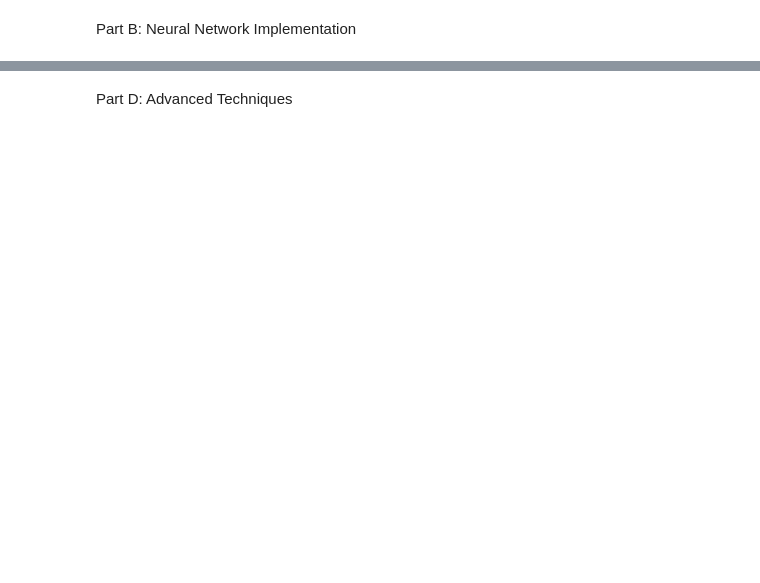
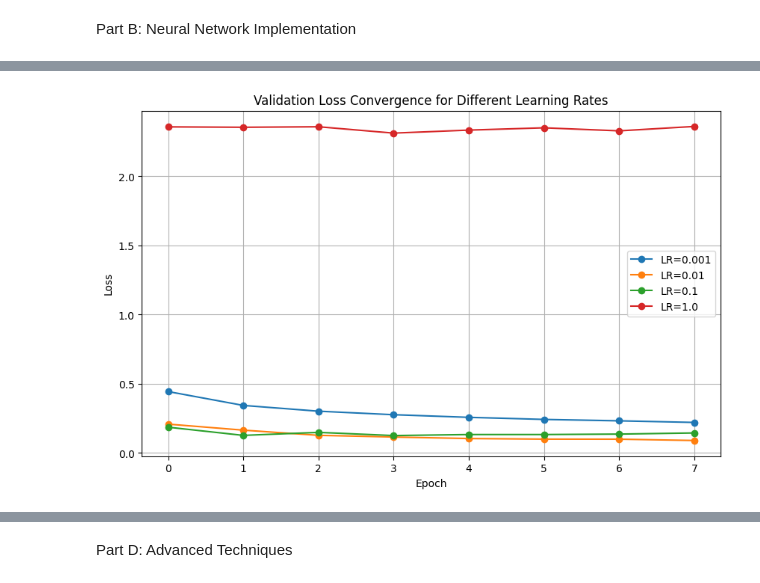
Before and after one commit to RoberRamzy/Linear-Models-Deep-Networks, a Jupyter notebook: classifier.ipynb, the cells around one changed output, grey strips where cells are left out. Saved outputs shown, nothing was run; the diff lists cells and outputs as text; code cells hidden in the pictures; blank space fills up the shorter version.

```diff
--- a/classifier.ipynb
+++ b/classifier.ipynb
@@ -593,0 +717,12 @@ Part C: Comprehensive Analysis
+# %%
+rates = [0.001, 0.01, 0.1, 1.0]
+results_lr = {}
+for lr in rates:
+    print(f"\t * Training with learning rate = {lr} *")
+    train_loss, val_loss, train_acc, val_acc, model = test_model_simpleFNN(l_r=lr, b_size=64, hidden_sizes=[128,256], n_epochs=8)
+    results_lr[lr] = {
+        "train_loss": train_loss,
+        "val_loss": val_loss,
+        "train_acc": train_acc,
+        "val_acc": val_acc
+    }
@@ -593,0 +747,14 @@ Part C: Comprehensive Analysis
+# %%
+import matplotlib.pyplot as plt
+
+plt.figure(figsize=(10,6))
+for lr, history in results_lr.items():
+    plt.plot(history["val_loss"], marker='o', label=f"LR={lr}")
+plt.title("Validation Loss Convergence for Different Learning Rates")
+plt.xlabel("Epoch")
+plt.ylabel("Loss")
+plt.legend()
+plt.grid(True)
+plt.show()
+# %% [output]
+[figure, added]
```
Also changed, not shown: parts of 27 cells of this notebook.
